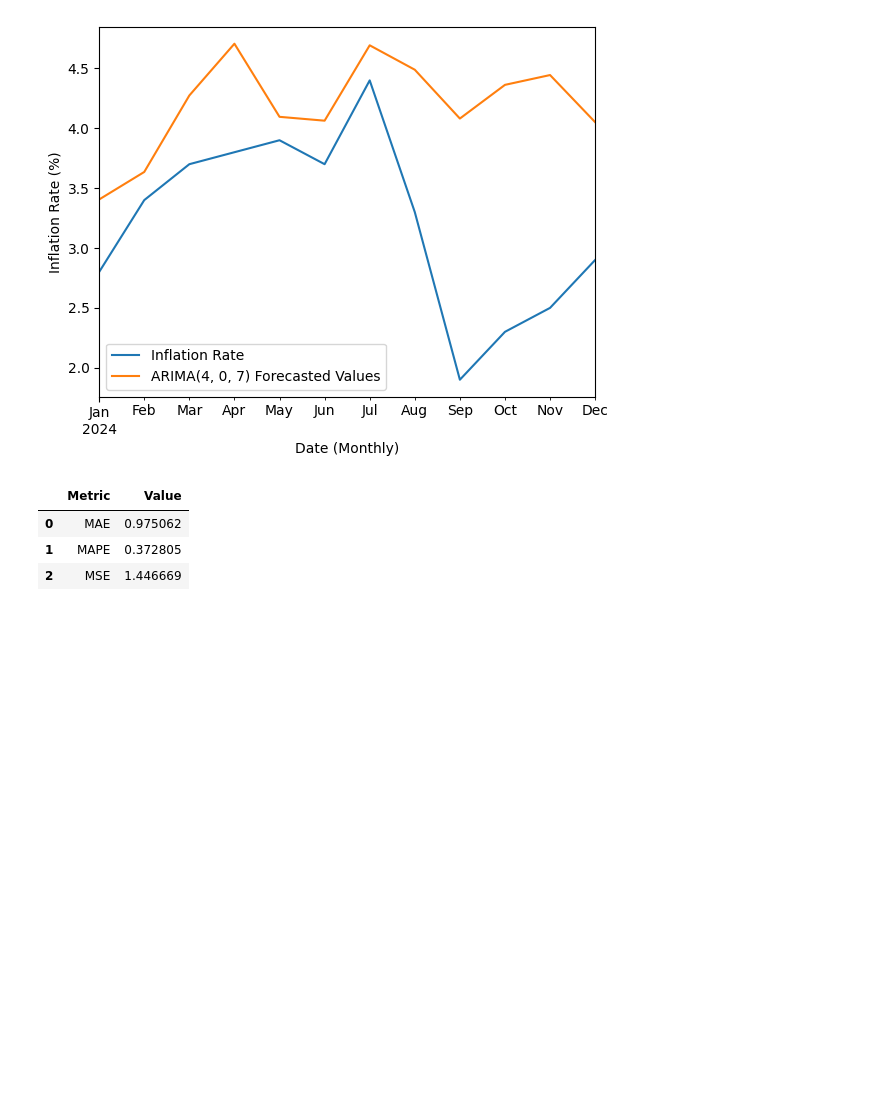
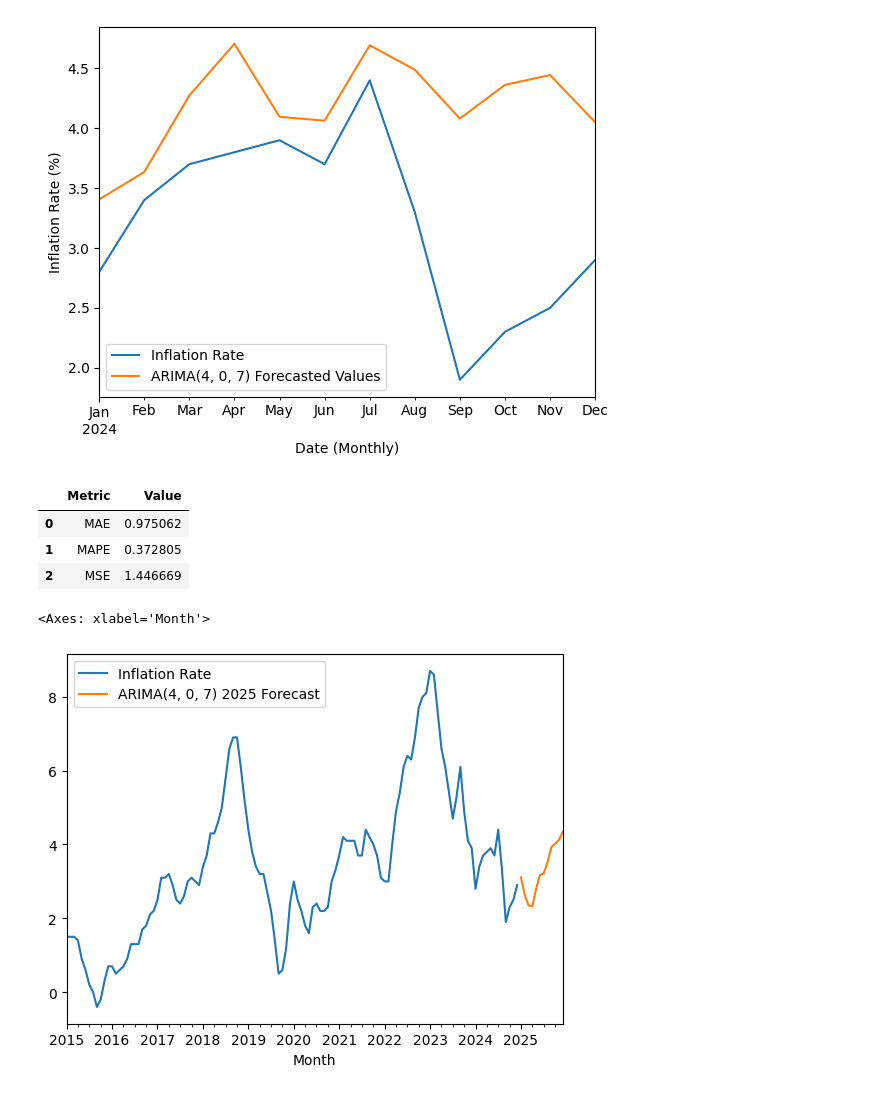
Before and after one commit to niceWizzard/pymm, a Jupyter notebook: arima-inflation.ipynb, the cells around one changed output. Saved outputs shown, nothing was run; the diff lists cells and outputs as text; code cells hidden in the pictures; blank space fills up the shorter version.

Commit message:
Added forecasting for 2025

```diff
--- a/arima-inflation.ipynb
+++ b/arima-inflation.ipynb
@@ -89,3 +97,15 @@ get_metrics(test, forecasted_values)
 | 0 | MAE | 0.975062 |
 | 1 | MAPE | 0.372805 |
 | 2 | MSE | 1.446669 |
+# %%
+from statsmodels.tsa.arima.model import ARIMA
+model = ARIMA(df, order=(res["ar"], res["d"], res["ma"])).fit()
+
+df["Inflation"].iloc[-12*10:].plot(legend=True, label="Inflation Rate")
+forecasted_values = model.forecast(len(test))
+forecasted_values.plot(legend=True,label=f"{res["text"]} 2025 Forecast")
+
+forecasted_values
+# %% [output]
+<Axes: xlabel='Month'>
+[figure, added]
```
Also changed, not shown: parts of 2 cells of this notebook.
